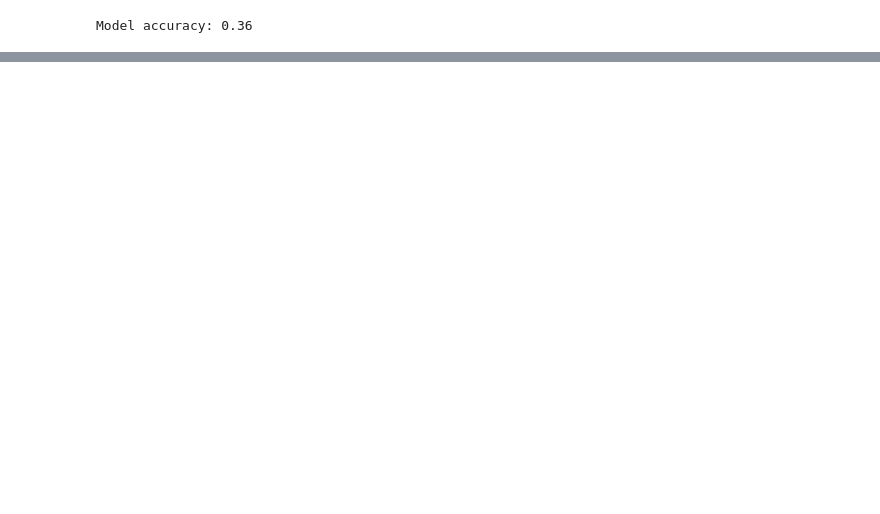
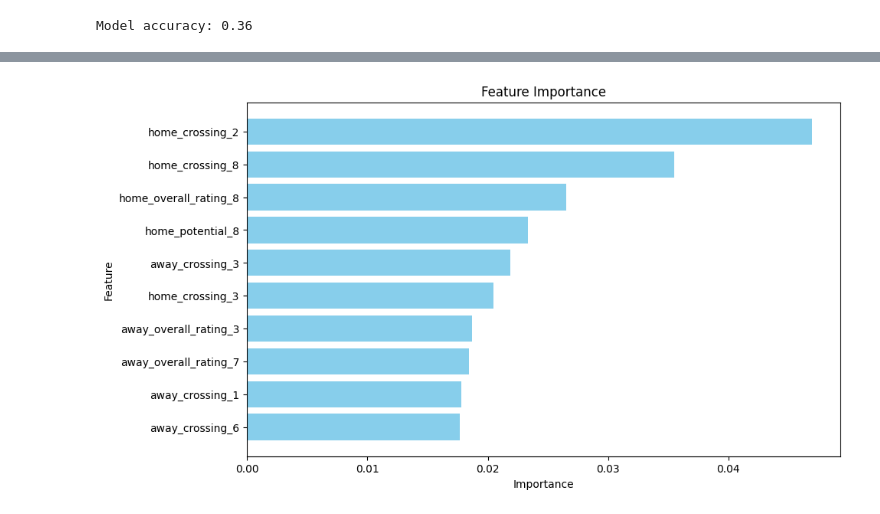
Before and after one commit to jka236/game_predict, a Jupyter notebook: win_by.ipynb, the cells around one changed output, grey strips where cells are left out. Drawn from its saved outputs; the diff is of its cells as text; code cells hidden in the pictures; blank space fills up the shorter version.

```diff
--- a/win_by.ipynb
+++ b/win_by.ipynb
@@ -5,3 +5,9 @@ import os
 data_folder = 'processed_data'
 csv_files = [f for f in os.listdir(data_folder) if f.endswith('.csv')]
 data_frames = {file: pd.read_csv(os.path.join(data_folder, file)) for file in csv_files}
+# %%
+col_to_remove = ['player_id', 'year']
+columns = list(data_frames['players.csv'].columns)
+for col in col_to_remove:
+    if col in columns:
+        columns.remove(col)
@@ -22,7 +38,7 @@ def get_player_stats(game_row, players_df):
             year -= 1
             home_player_stats = players_df[(players_df['player_id'] == home_player_id) & (players_df['year'] == year)]
         if not home_player_stats.empty:
-            home_player_stats = home_player_stats.drop(columns=['player_id', 'year'])
+            home_player_stats = home_player_stats.drop(columns=col_to_remove)
             player_stats.append(home_player_stats.iloc[0])
         else:
             player_stats.append([0] * (players_df.shape[1] - 2))  # If no data, append zeroes
@@ -38,7 +54,7 @@ def get_player_stats(game_row, players_df):
             year -= 1
             away_player_stats = players_df[(players_df['player_id'] == home_player_id) & (players_df['year'] == year)]
         if not away_player_stats.empty:
-            away_player_stats = away_player_stats.drop(columns=['player_id', 'year'])
+            away_player_stats = away_player_stats.drop(columns=col_to_remove)
             player_stats.append(away_player_stats.iloc[0])
         else:
             player_stats.append([0] * (players_df.shape[1] - 2))  # If no data, append zeroes
@@ -134,0 +171,7 @@ predict_res = pipeline.predict(predict_X)
+# %%
+feature_name = []
+feature_name.extend([f"home_{c}_{i}" for i in range(1, 12) for c in columns])
+feature_name.extend([f"away_{c}_{i}" for i in range(1, 12) for c in columns])
+# feature_name.extend(home_players_formation)
+# feature_name.extend(away_players_formation)
+print(len(feature_name))
@@ -134,0 +180,13 @@ predict_res = pipeline.predict(predict_X)
+# %%
+classifier = pipeline.named_steps['classifier']
+feature_importances = classifier.feature_importances_
+# Create a DataFrame for better visualization
+importance_df = pd.DataFrame({
+    'Feature': feature_name,
+    'Importance': feature_importances
+})
+
+# Sort the DataFrame by importance
+importance_df = importance_df.sort_values(by='Importance', ascending=False)
+
+print(importance_df.iloc[:50])
@@ -135 +211,17 @@ predict_res = pipeline.predict(predict_X)
+# %%
+import matplotlib.pyplot as plt
+
+# Assuming importance_df is already defined and contains 'Feature' and 'Importance' columns
+
+importance_df = importance_df.iloc[:10]
+# Create a bar chart
+plt.figure(figsize=(10, 6))
+plt.barh(importance_df['Feature'], importance_df['Importance'], color='skyblue')
+plt.xlabel('Importance')
+plt.ylabel('Feature')
+plt.title('Feature Importance')
+plt.gca().invert_yaxis()  # Invert y-axis to have the most important feature at the top
+plt.show()
+# %% [output]
+[figure, added]
 # %%
```
Also changed, not shown: parts of 5 cells of this notebook, 3 other files.
